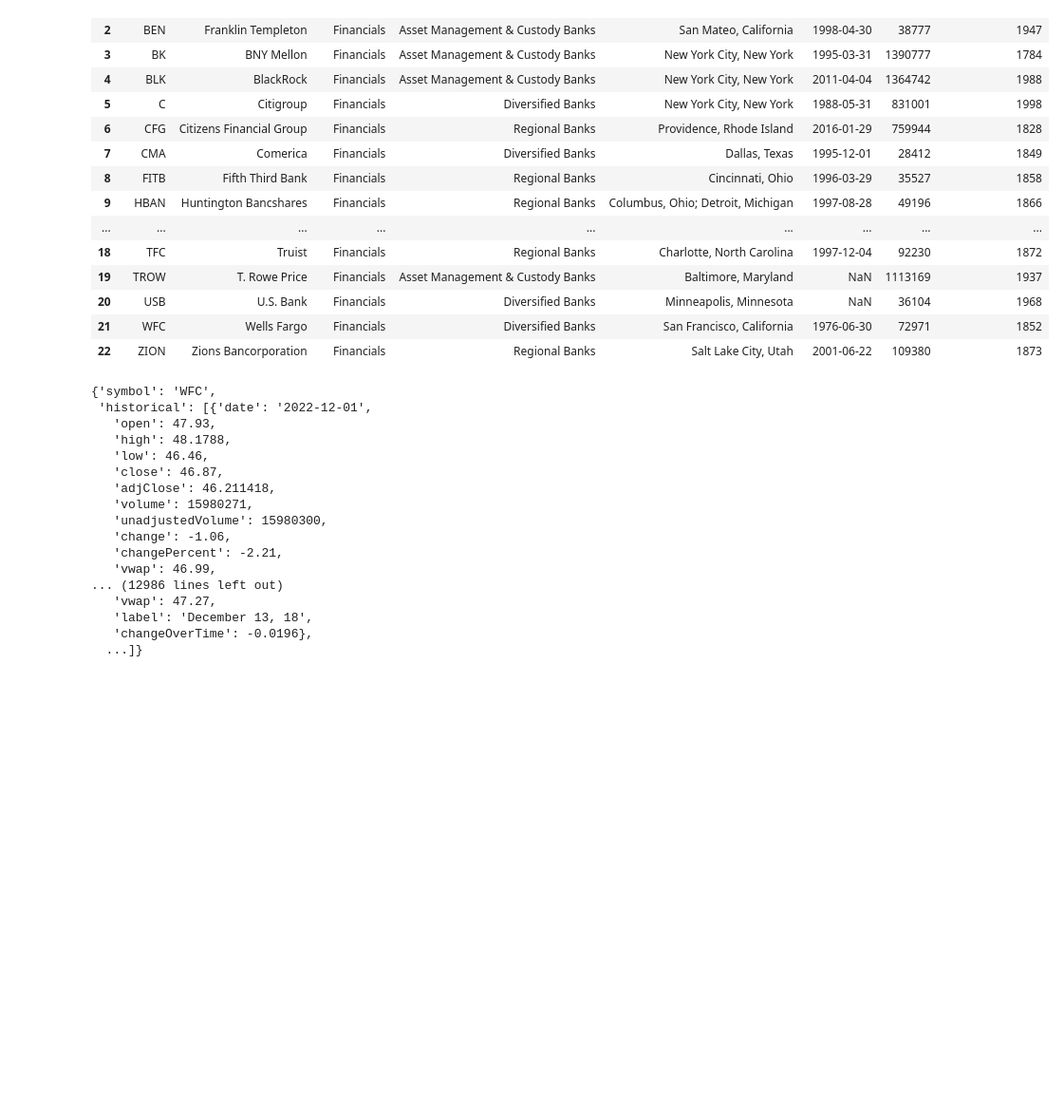
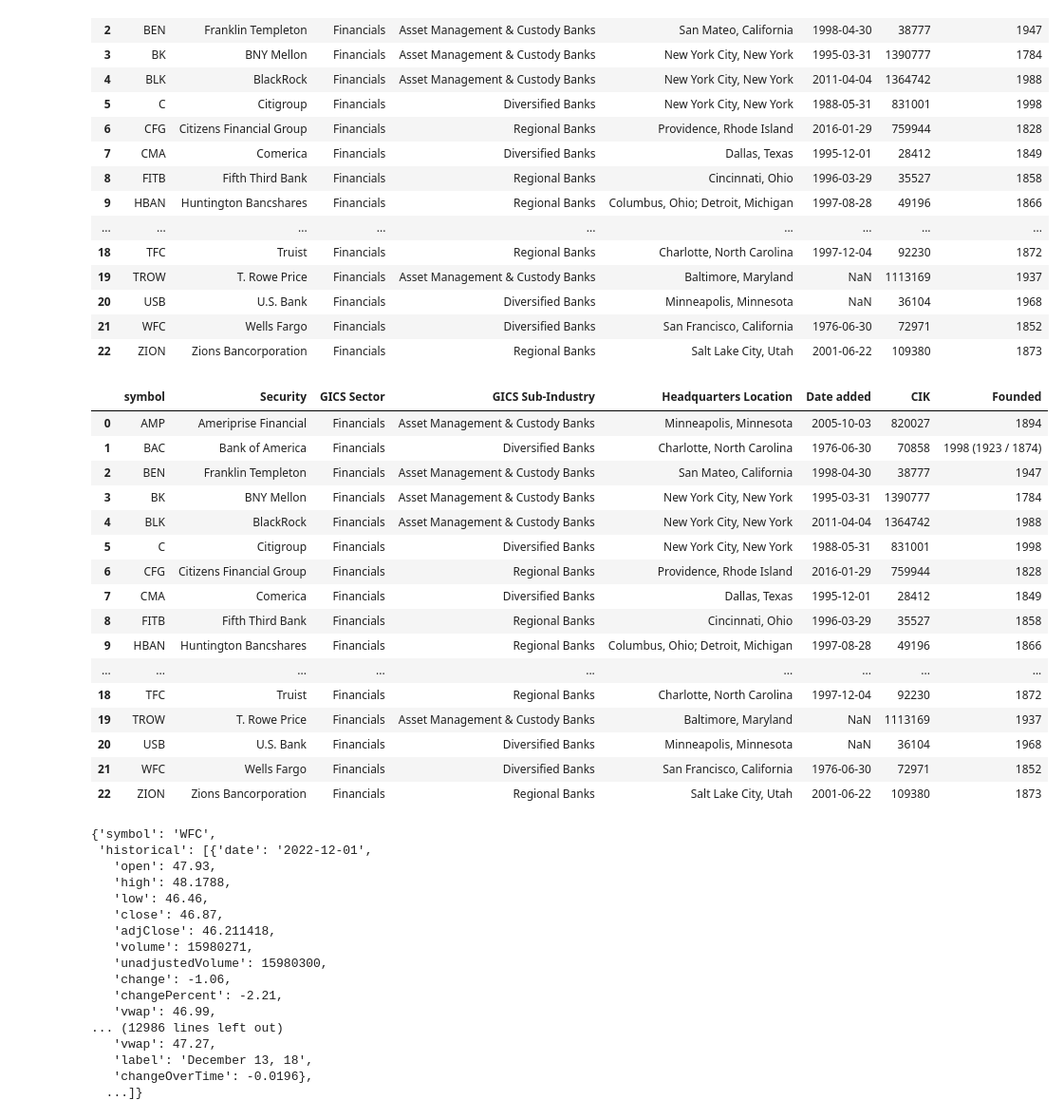
Before and after one commit to DS4A-Data-Engineering/Trial_Run_data_pull_Balance_Sheet_Income_Sheet_data, a Jupyter notebook: STOCK_PRICES_DATA_Collecting.ipynb, the cells around one changed output. Shown at 95% size. Cells and saved outputs as stored; diff of their text form; code cells hidden in the pictures; blank space fills up the shorter version.

```diff
--- a/STOCK_PRICES_DATA_Collecting.ipynb
+++ b/STOCK_PRICES_DATA_Collecting.ipynb
@@ -28,6 +28,28 @@ df
 | 20 | USB | U.S. Bank | Financials | Diversified Banks | Minneapolis, Minnesota | NaN | 36104 | 1968 |
 | 21 | WFC | Wells Fargo | Financials | Diversified Banks | San Francisco, California | 1976-06-30 | 72971 | 1852 |
 | 22 | ZION | Zions Bancorporation | Financials | Regional Banks | Salt Lake City, Utah | 2001-06-22 | 109380 | 1873 |
+# %%
+df.rename(columns={'Symbol':'symbol'}, inplace=True)
+# %%
+df
+# %% [output]
+|  | symbol | Security | GICS Sector | GICS Sub-Industry | Headquarters Location | Date added | CIK | Founded |
+| 0 | AMP | Ameriprise Financial | Financials | Asset Management & Custody Banks | Minneapolis, Minnesota | 2005-10-03 | 820027 | 1894 |
+| 1 | BAC | Bank of America | Financials | Diversified Banks | Charlotte, North Carolina | 1976-06-30 | 70858 | 1998 (1923 / 1874) |
+| 2 | BEN | Franklin Templeton | Financials | Asset Management & Custody Banks | San Mateo, California | 1998-04-30 | 38777 | 1947 |
+| 3 | BK | BNY Mellon | Financials | Asset Management & Custody Banks | New York City, New York | 1995-03-31 | 1390777 | 1784 |
+| 4 | BLK | BlackRock | Financials | Asset Management & Custody Banks | New York City, New York | 2011-04-04 | 1364742 | 1988 |
+| 5 | C | Citigroup | Financials | Diversified Banks | New York City, New York | 1988-05-31 | 831001 | 1998 |
+| 6 | CFG | Citizens Financial Group | Financials | Regional Banks | Providence, Rhode Island | 2016-01-29 | 759944 | 1828 |
+| 7 | CMA | Comerica | Financials | Diversified Banks | Dallas, Texas | 1995-12-01 | 28412 | 1849 |
+| 8 | FITB | Fifth Third Bank | Financials | Regional Banks | Cincinnati, Ohio | 1996-03-29 | 35527 | 1858 |
+| 9 | HBAN | Huntington Bancshares | Financials | Regional Banks | Columbus, Ohio; Detroit, Michigan | 1997-08-28 | 49196 | 1866 |
+| ... | ... | ... | ... | ... | ... | ... | ... | ... |
+| 18 | TFC | Truist | Financials | Regional Banks | Charlotte, North Carolina | 1997-12-04 | 92230 | 1872 |
+| 19 | TROW | T. Rowe Price | Financials | Asset Management & Custody Banks | Baltimore, Maryland | NaN | 1113169 | 1937 |
+| 20 | USB | U.S. Bank | Financials | Diversified Banks | Minneapolis, Minnesota | NaN | 36104 | 1968 |
+| 21 | WFC | Wells Fargo | Financials | Diversified Banks | San Francisco, California | 1976-06-30 | 72971 | 1852 |
+| 22 | ZION | Zions Bancorporation | Financials | Regional Banks | Salt Lake City, Utah | 2001-06-22 | 109380 | 1873 |
 # %%
 def pull_request_stock_price(ticker,start_date,end_date):
     stock_data = requests.get(f'https://financialmodelingprep.com/api/v3/historical-price-full/{ticker}?from={start_date}&to={end_date}&apikey={fmp_api.api_key}').json()
```
Also changed, not shown: parts of 4 cells of this notebook, 1 other file.
